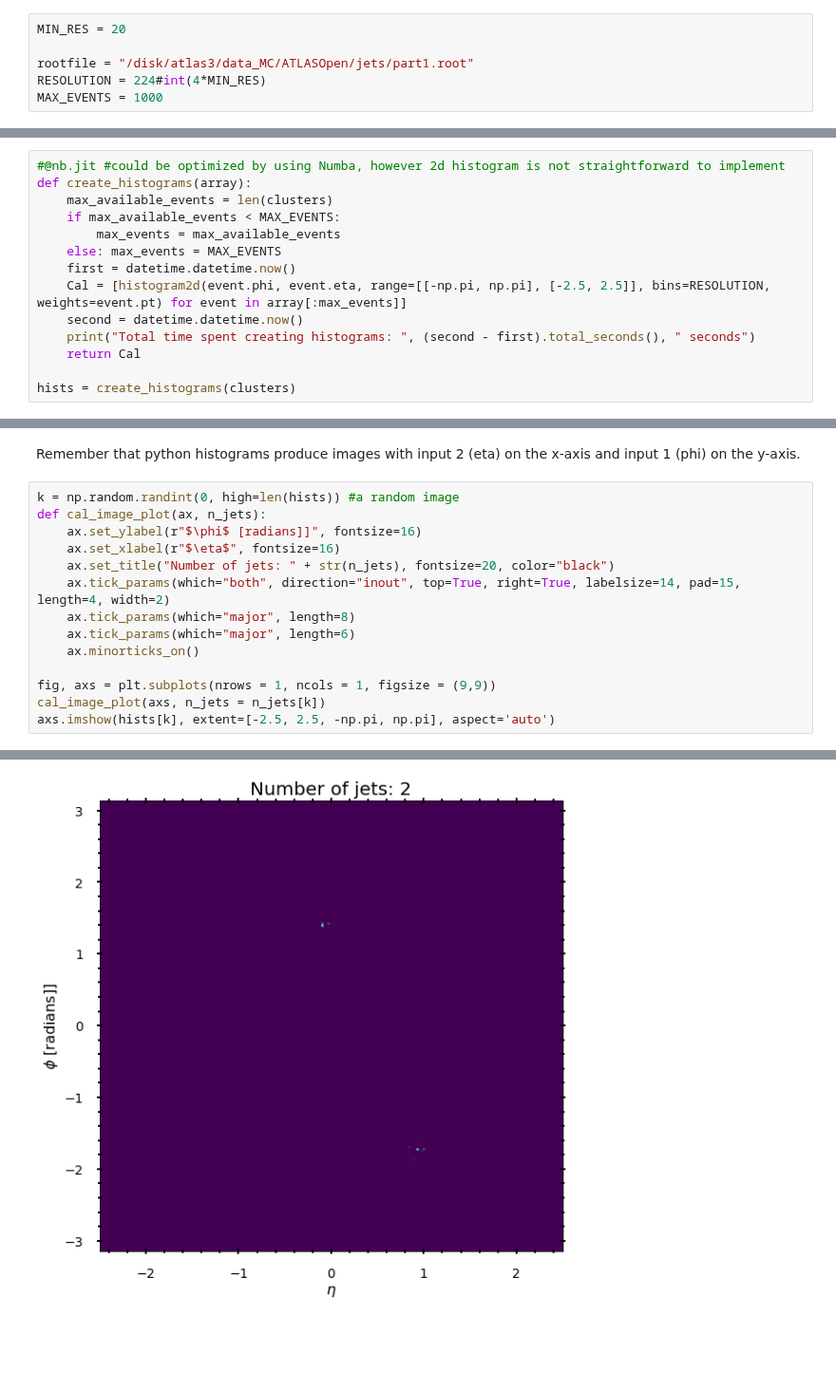
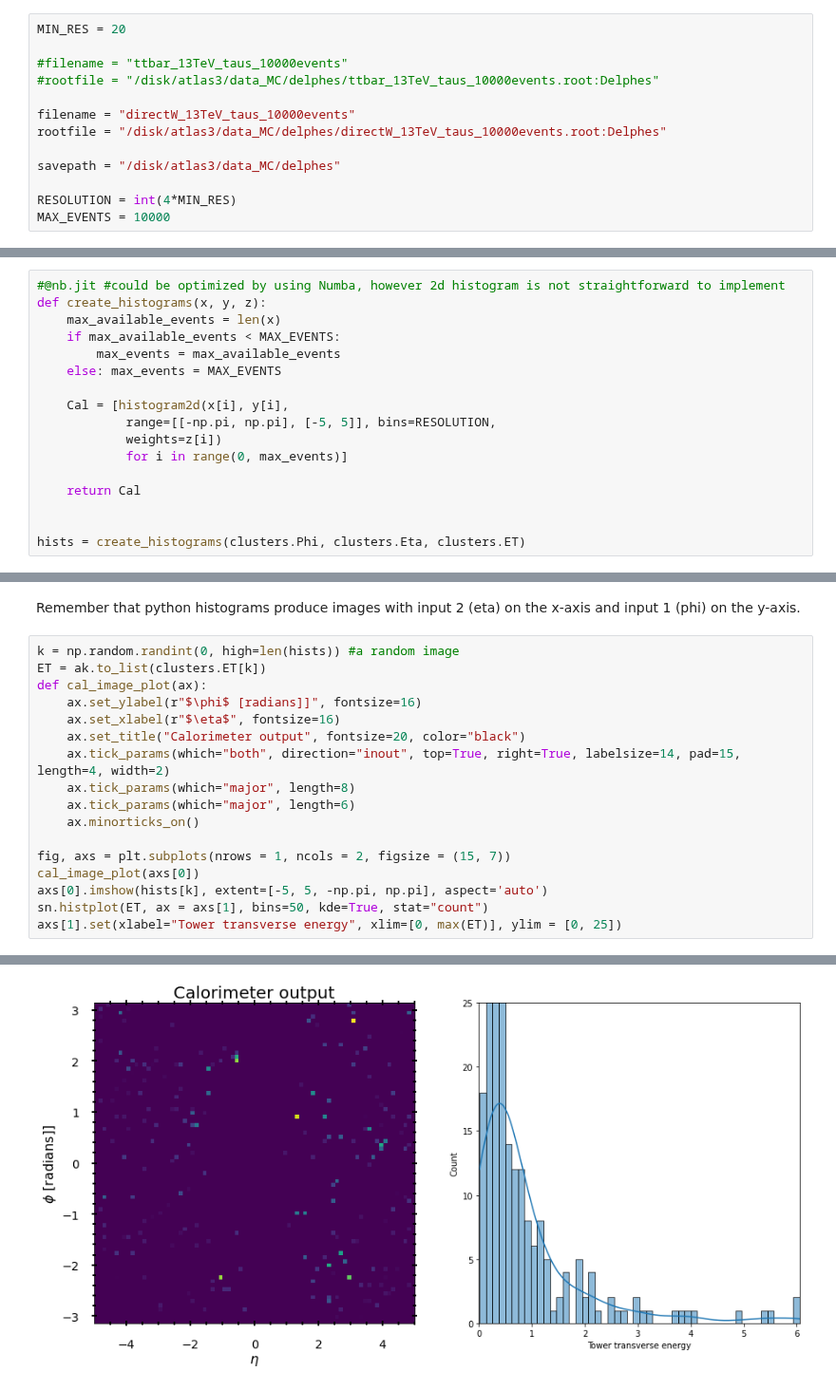
Before and after one commit to choisant/imcalML, a Jupyter notebook: notebooks/root_to_2Dhist.ipynb, the cells around one changed output, grey strips where cells are left out. Shown at 95% size. Saved outputs shown, nothing was run; the diff lists cells and outputs as text; blank space fills up the shorter version.

Commit message:
Fixed bug in image printing

```diff
--- a/notebooks/root_to_2Dhist.ipynb
+++ b/notebooks/root_to_2Dhist.ipynb
@@ -15,9 +13,16 @@ This script creates calorimeter images based on the calorimeter data from the AT
 # %%
 MIN_RES = 20
 
-rootfile = "/disk/atlas3/data_MC/ATLASOpen/jets/part1.root"
-RESOLUTION = 224#int(4*MIN_RES)
-MAX_EVENTS = 1000
+#filename = "ttbar_13TeV_taus_10000events"
+#rootfile = "/disk/atlas3/data_MC/delphes/ttbar_13TeV_taus_10000events.root:Delphes"
+
+filename = "directW_13TeV_taus_10000events"
+rootfile = "/disk/atlas3/data_MC/delphes/directW_13TeV_taus_10000events.root:Delphes"
+
+savepath = "/disk/atlas3/data_MC/delphes"
+
+RESOLUTION = int(4*MIN_RES)
+MAX_EVENTS = 10000
 # %% [markdown]
 Using the with uproot loop, we can extract only the data we need and then close the original file. This will save us memory space.
 # %%
@@ -34,15 +41,18 @@ Number of available events: 102900
 We create the histograms by using the [fast-histogram library](https://pypi.org/project/fast-histogram/), which is 20-25 x faster than numpy.histogram2d. It does not support advanced binning however, so we perform a simple binning equal to the desired resolution of the image.
 # %%
 #@nb.jit #could be optimized by using Numba, however 2d histogram is not straightforward to implement
-def create_histograms(array):
-    max_available_events = len(clusters)
+def create_histograms(x, y, z):
+    max_available_events = len(x)
     if max_available_events < MAX_EVENTS:
         max_events = max_available_events
     else: max_events = MAX_EVENTS
-    first = datetime.datetime.now()
-    Cal = [histogram2d(event.phi, event.eta, range=[[-np.pi, np.pi], [-2.5, 2.5]], bins=RESOLUTION, weights=event.pt) for event in array[:max_events]]
-    second = datetime.datetime.now()
-    print("Total time spent creating histograms: ", (second - first).total_seconds(), " seconds")
+
+    Cal = [histogram2d(x[i], y[i],
+            range=[[-np.pi, np.pi], [-5, 5]], bins=RESOLUTION,
+            weights=z[i])
+            for i in range(0, max_events)]
+
     return Cal
 
-hists = create_histograms(clusters)
+
+hists = create_histograms(clusters.Phi, clusters.Eta, clusters.ET)
@@ -52,16 +60,19 @@ Total time spent creating histograms:  0.922076  seconds
 Remember that python histograms produce images with input 2 (eta) on the x-axis and input 1 (phi) on the y-axis.
 # %%
 k = np.random.randint(0, high=len(hists)) #a random image
-def cal_image_plot(ax, n_jets):
+ET = ak.to_list(clusters.ET[k])
+def cal_image_plot(ax):
     ax.set_ylabel(r"$\phi$ [radians]]", fontsize=16)
     ax.set_xlabel(r"$\eta$", fontsize=16)
-    ax.set_title("Number of jets: " + str(n_jets), fontsize=20, color="black")
+    ax.set_title("Calorimeter output", fontsize=20, color="black")
     ax.tick_params(which="both", direction="inout", top=True, right=True, labelsize=14, pad=15, length=4, width=2)
     ax.tick_params(which="major", length=8)
     ax.tick_params(which="major", length=6)
     ax.minorticks_on()
 
-fig, axs = plt.subplots(nrows = 1, ncols = 1, figsize = (9,9))
-cal_image_plot(axs, n_jets = n_jets[k])
-axs.imshow(hists[k], extent=[-2.5, 2.5, -np.pi, np.pi], aspect='auto')
+fig, axs = plt.subplots(nrows = 1, ncols = 2, figsize = (15, 7))
+cal_image_plot(axs[0])
+axs[0].imshow(hists[k], extent=[-5, 5, -np.pi, np.pi], aspect='auto')
+sn.histplot(ET, ax = axs[1], bins=50, kde=True, stat="count")
+axs[1].set(xlabel="Tower transverse energy", xlim=[0, max(ET)], ylim = [0, 25])
 # %% [output]
@@ -69 +82 @@ axs.imshow(hists[k], extent=[-2.5, 2.5, -np.pi, np.pi], aspect='auto')
-[figure, old version]
+[figure, new version]
```
Also changed, not shown: parts of 6 cells of this notebook, 5 other files.
